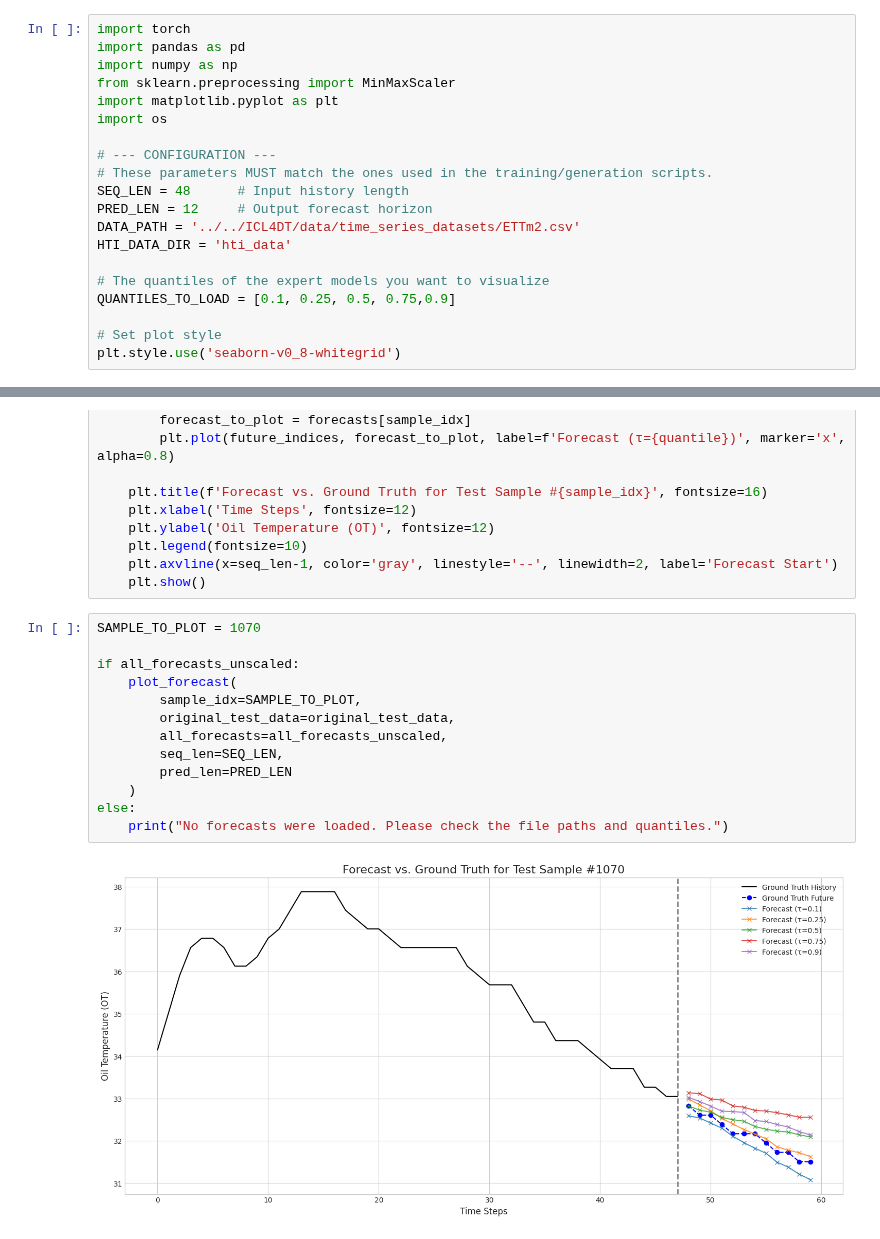
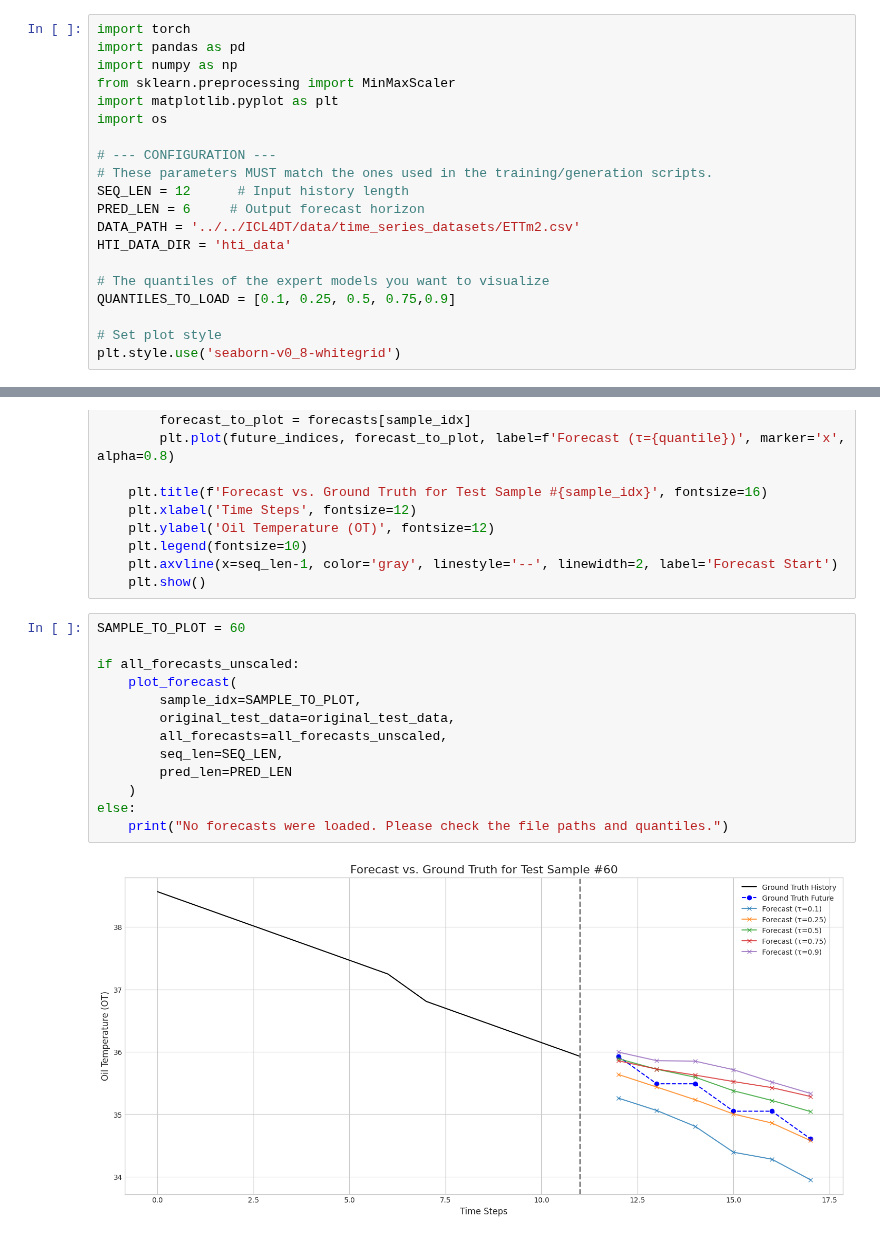
Before and after one commit to harrya32/HTI, a Jupyter notebook: quantile_regression/plotting.ipynb, the cells around one changed output, grey strips where cells are left out. Cells and saved outputs as stored; diff of their text form.

```diff
--- a/quantile_regression/plotting.ipynb
+++ b/quantile_regression/plotting.ipynb
@@ -8,8 +8,8 @@ import os
 
 # --- CONFIGURATION ---
 # These parameters MUST match the ones used in the training/generation scripts.
-SEQ_LEN = 48      # Input history length
-PRED_LEN = 12     # Output forecast horizon
+SEQ_LEN = 12      # Input history length
+PRED_LEN = 6     # Output forecast horizon
 DATA_PATH = '../../ICL4DT/data/time_series_datasets/ETTm2.csv'
 HTI_DATA_DIR = 'hti_data'
 
@@ -118,17 +118,17 @@ def plot_forecast(sample_idx, original_test_data, all_forecasts, seq_len, pred_l
     plt.axvline(x=seq_len-1, color='gray', linestyle='--', linewidth=2, label='Forecast Start')
     plt.show()
 # %%
-SAMPLE_TO_PLOT = 1070
+SAMPLE_TO_PLOT = 60
 
 if all_forecasts_unscaled:
     plot_forecast(
         sample_idx=SAMPLE_TO_PLOT,
         original_test_data=original_test_data,
         all_forecasts=all_forecasts_unscaled,
         seq_len=SEQ_LEN,
         pred_len=PRED_LEN
     )
 else:
     print("No forecasts were loaded. Please check the file paths and quantiles.")
 # %% [output]
-[figure, old version]
+[figure, new version]
```
Also changed, not shown: parts of 1 cell of this notebook, 48 other files.
